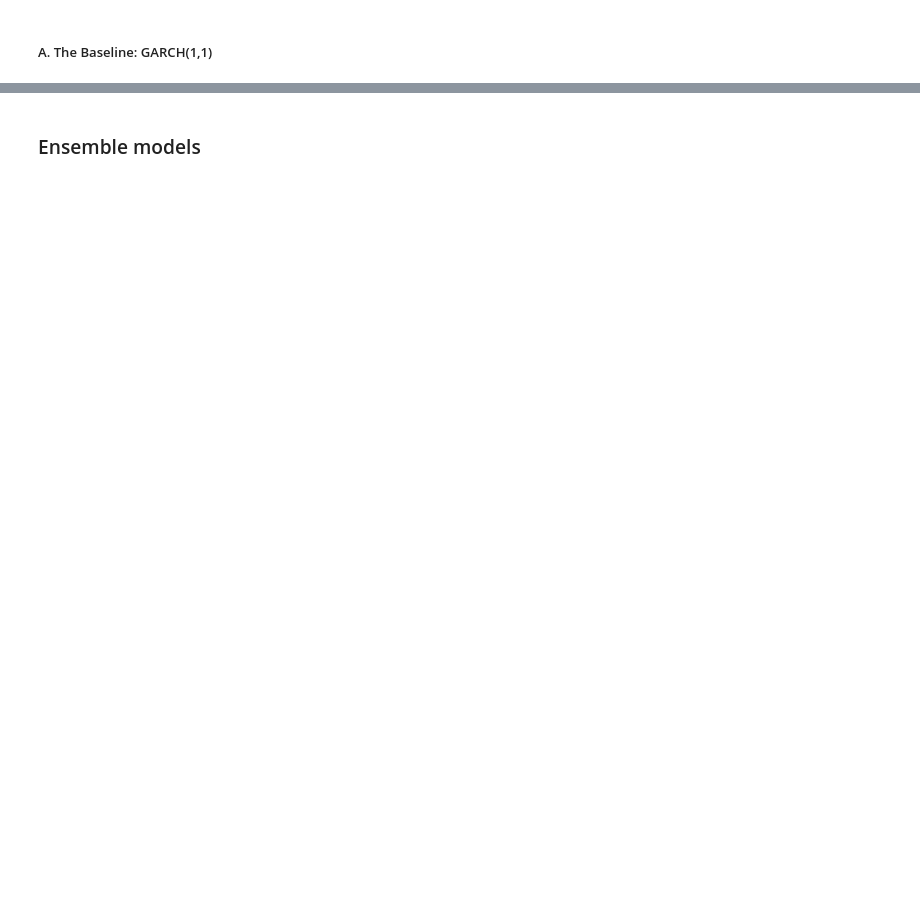
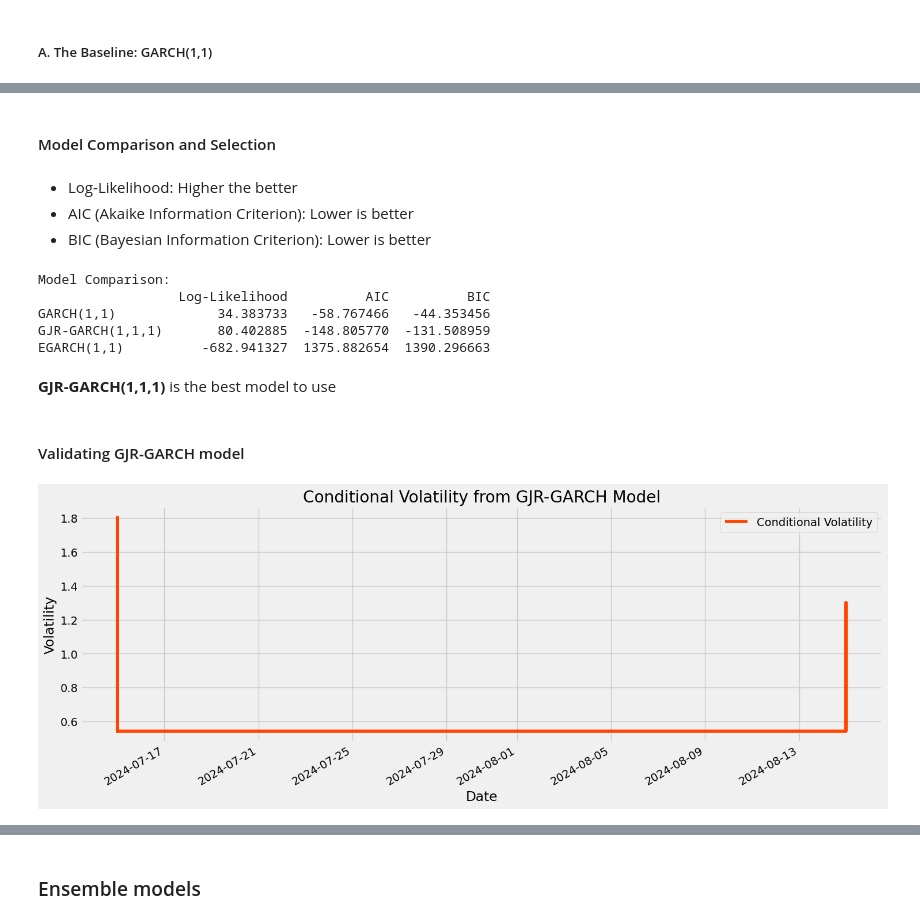
Before and after one commit to DVIlangamge/FYP--Rice-Price-Volatility-Analysis-and-Forecasting, a Jupyter notebook: FYP.ipynb, the cells around one changed output, grey strips where cells are left out. Drawn from its saved outputs; the diff is of its cells as text; code cells hidden in the pictures; blank space fills up the shorter version.

```diff
--- a/FYP.ipynb
+++ b/FYP.ipynb
@@ -3161,0 +3183,9 @@ Covariance estimator: robust
+# %%
+# 2. Fit a GJR-GARCH(1,1,1) model
+# p=1 (past volatility), o=1 (asymmetric shocks), q=1 (past shocks)
+gjr_model = arch_model(scaled_returns, vol='GARCH', p=1, o=1, q=1, dist='t')
+gjr_result = gjr_model.fit(disp='off')
+
+# Print the summary
+print("\n--- GJR-GARCH(1,1,1) Model Results ---")
+print(gjr_result.summary())
@@ -3161,0 +3241,47 @@ Covariance estimator: robust
+# %% [markdown]
+#### Model Comparison and Selection
+# %% [markdown]
+
+
+*   Log-Likelihood: Higher the better
+*   AIC (Akaike Information Criterion): Lower is better
+*   BIC (Bayesian Information Criterion): Lower is better
+# %%
+# Create a list of model results and model names
+results_list = [garch_result, gjr_result, egarch_result]
+model_names = ['GARCH(1,1)', 'GJR-GARCH(1,1,1)', 'EGARCH(1,1)']
+
+# Create a dictionary to store the metrics
+metrics = {
+    'Log-Likelihood': [res.loglikelihood for res in results_list],
+    'AIC': [res.aic for res in results_list],
+    'BIC': [res.bic for res in results_list]
+}
+
+# Create a pandas DataFrame for a clean comparison table
+comparison_df = pd.DataFrame(metrics, index=model_names)
+
+# Display the comparison table
+print("Model Comparison:")
+print(comparison_df)
+# %% [output]
+Model Comparison:
+                  Log-Likelihood          AIC          BIC
+GARCH(1,1)             34.383733   -58.767466   -44.353456
+GJR-GARCH(1,1,1)       80.402885  -148.805770  -131.508959
+EGARCH(1,1)          -682.941327  1375.882654  1390.296663
+# %% [markdown]
+**GJR-GARCH(1,1,1)** is the best model to use
+# %% [markdown]
+#### Validating GJR-GARCH model
+# %%
+# Plot the conditional volatility from the GJR-GARCH model results
+plt.figure(figsize=(16, 6))
+gjr_result.conditional_volatility.plot(label='Conditional Volatility', color='orangered')
+plt.title('Conditional Volatility from GJR-GARCH Model')
+plt.ylabel('Volatility')
+plt.xlabel('Date')
+plt.legend()
+plt.show()
+# %% [output]
+[figure, added]
```
Also changed, not shown: parts of 26 cells of this notebook.
